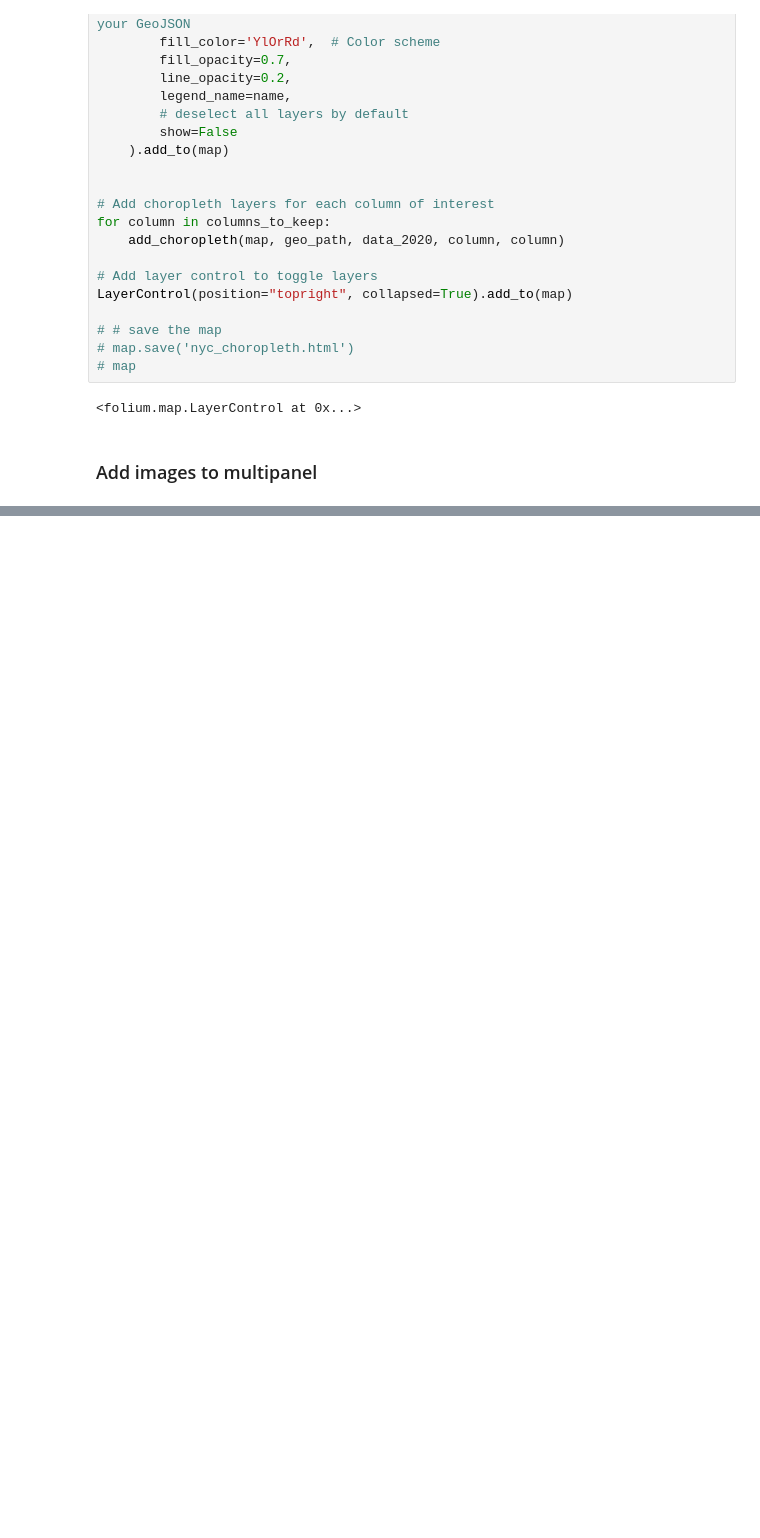
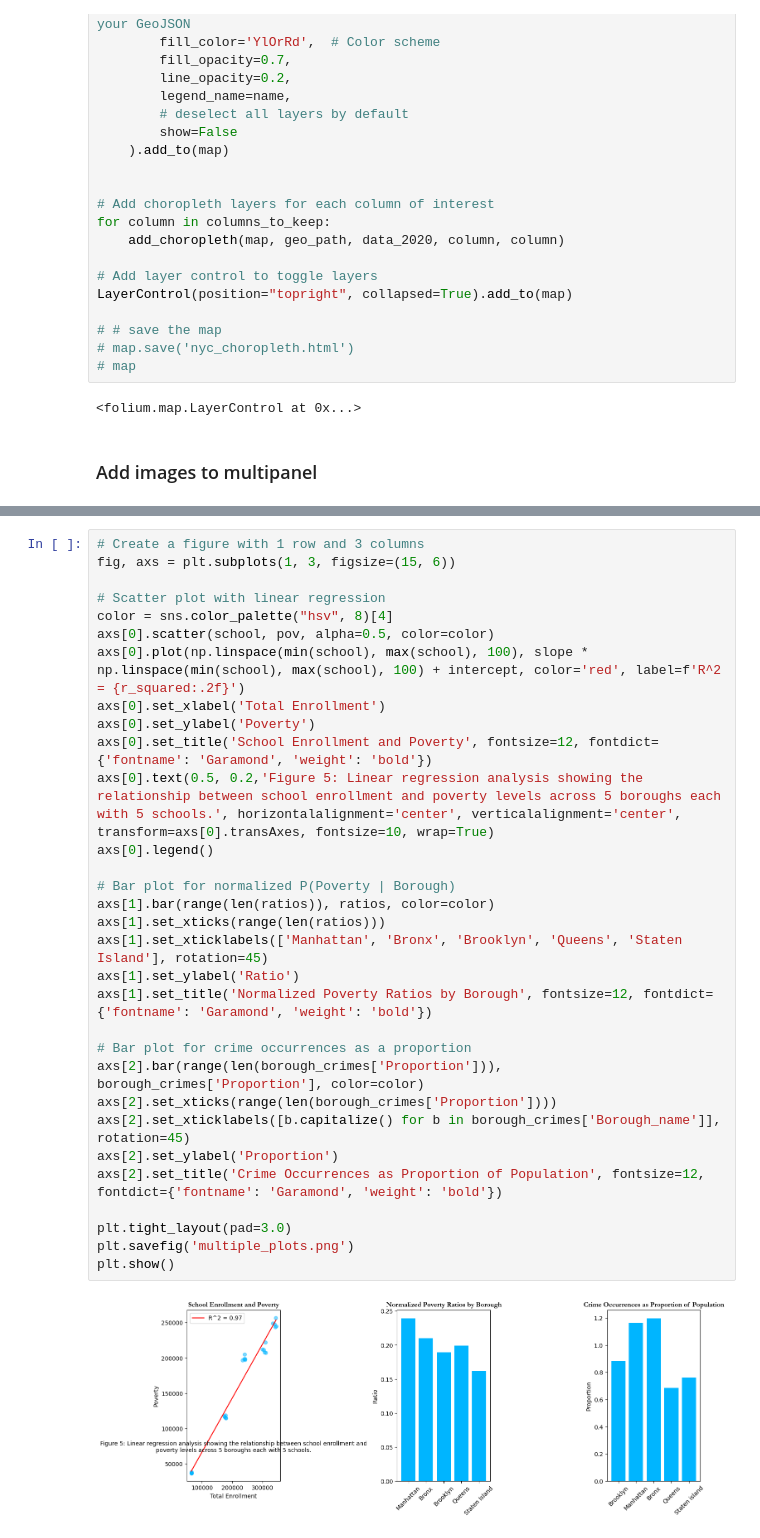
Before and after one commit to johan-bh/Social-Data---Final-Project, a Jupyter notebook: Socio_data.ipynb, the cells around one changed output, grey strips where cells are left out. Saved outputs shown, nothing was run; the diff lists cells and outputs as text; blank space fills up the shorter version.

```diff
--- a/Socio_data.ipynb
+++ b/Socio_data.ipynb
@@ -413,0 +415,33 @@ plt.show()
+# %%
+# Create a figure with 1 row and 3 columns
+fig, axs = plt.subplots(1, 3, figsize=(15, 6))
+
+# Scatter plot with linear regression
+color = sns.color_palette("hsv", 8)[4]
+axs[0].scatter(school, pov, alpha=0.5, color=color)
+axs[0].plot(np.linspace(min(school), max(school), 100), slope * np.linspace(min(school), max(school), 100) + intercept, color='red', label=f'R^2 = {r_squared:.2f}')
+axs[0].set_xlabel('Total Enrollment')
+axs[0].set_ylabel('Poverty')
+axs[0].set_title('School Enrollment and Poverty', fontsize=12, fontdict={'fontname': 'Garamond', 'weight': 'bold'})
+axs[0].text(0.5, 0.2,'Figure 5: Linear regression analysis showing the relationship between school enrollment and poverty levels across 5 boroughs each with 5 schools.', horizontalalignment='center', verticalalignment='center', transform=axs[0].transAxes, fontsize=10, wrap=True)
+axs[0].legend()
+
+# Bar plot for normalized P(Poverty | Borough)
+axs[1].bar(range(len(ratios)), ratios, color=color)
+axs[1].set_xticks(range(len(ratios)))
+axs[1].set_xticklabels(['Manhattan', 'Bronx', 'Brooklyn', 'Queens', 'Staten Island'], rotation=45)
+axs[1].set_ylabel('Ratio')
+axs[1].set_title('Normalized Poverty Ratios by Borough', fontsize=12, fontdict={'fontname': 'Garamond', 'weight': 'bold'})
+
+# Bar plot for crime occurrences as a proportion
+axs[2].bar(range(len(borough_crimes['Proportion'])), borough_crimes['Proportion'], color=color)
+axs[2].set_xticks(range(len(borough_crimes['Proportion'])))
+axs[2].set_xticklabels([b.capitalize() for b in borough_crimes['Borough_name']], rotation=45)
+axs[2].set_ylabel('Proportion')
+axs[2].set_title('Crime Occurrences as Proportion of Population', fontsize=12, fontdict={'fontname': 'Garamond', 'weight': 'bold'})
+
+plt.tight_layout(pad=3.0)
+plt.savefig('multiple_plots.png')
+plt.show()
+# %% [output]
+[figure, added]
```
Also changed, not shown: parts of 4 cells of this notebook, 1 other file.
